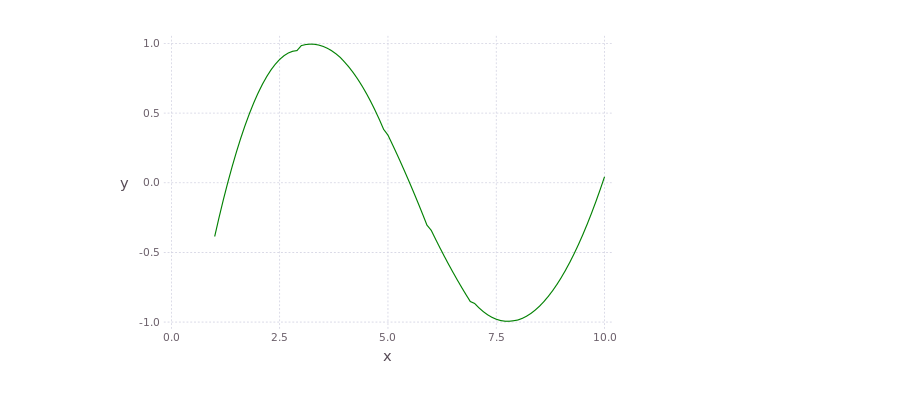
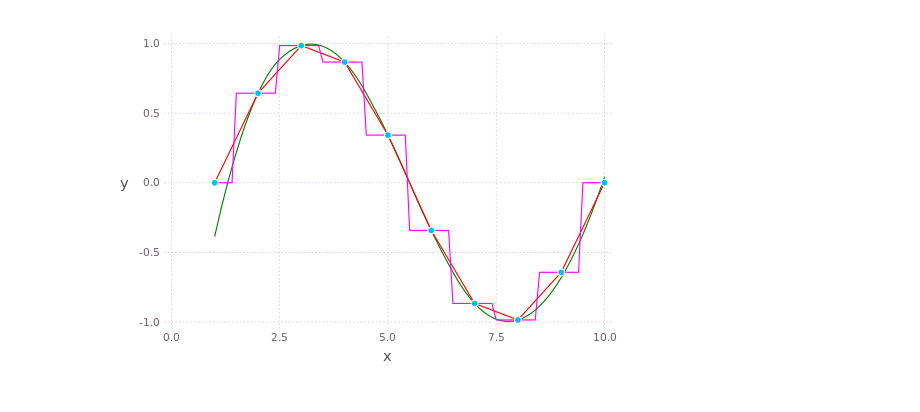
Before and after one commit to JuliaMath/Interpolations.jl, a Jupyter notebook: doc/Interpolations.jl.ipynb, the cells around one changed output. Cells and saved outputs as stored; diff of their text form; code cells hidden in the pictures.

```diff
--- a/doc/Interpolations.jl.ipynb
+++ b/doc/Interpolations.jl.ipynb
@@ -23,12 +23,12 @@ yquadratic = [itp_quadratic[x] for x in xfine]
 
 nothing
 # %%
-plot(
-    #layer(x=xcoarse,y=ycoarse,Geom.point),
+figure = plot(
+    layer(x=xcoarse,y=ycoarse,Geom.point),
     #layer(x=xfine,y=yfine,Geom.line),
-    #layer(x=xfine,y=yconst,Geom.point,Theme(default_color=color("magenta"))),
-    #layer(x=xfine,y=ylinear,Geom.line,Theme(default_color=color("red"))),
+    layer(x=xfine,y=yconst,Geom.line,Theme(default_color=color("magenta"))),
+    layer(x=xfine,y=ylinear,Geom.line,Theme(default_color=color("red"))),
     layer(x=xfine,y=yquadratic,Geom.line,Theme(default_color=color("green")))
 )
 # %% [output]
-[figure, old version]
+[figure, new version]
```
Also changed, not shown: parts of 1 cell of this notebook.
